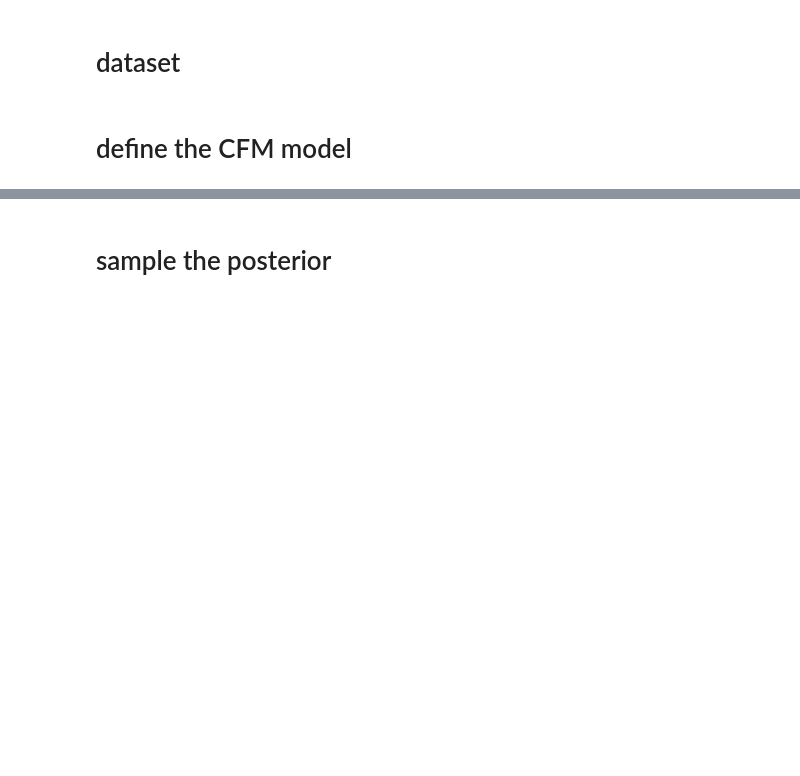
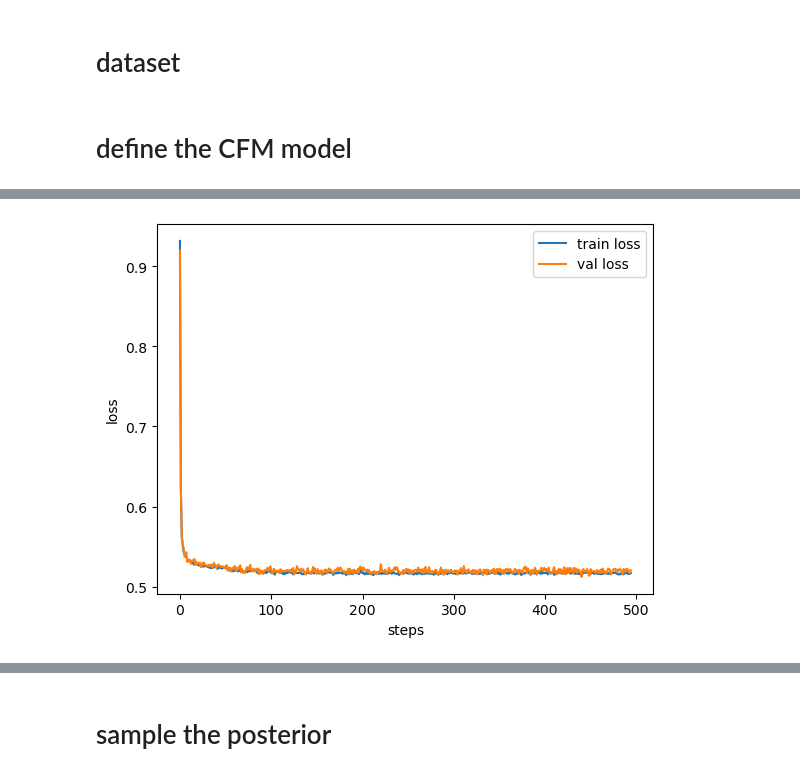
Before and after one commit to aurelio-amerio/gen-sbi, a Jupyter notebook: examples/sbi-benchmarks/two_moons/two_moons_simformer.ipynb, the cells around one changed output, grey strips where cells are left out. Drawn from its saved outputs; the diff is of its cells as text; code cells hidden in the pictures; blank space fills up the shorter version.

Commit message:
simformer model for two moons

```diff
--- a/examples/sbi-benchmarks/two_moons/two_moons_simformer.ipynb
+++ b/examples/sbi-benchmarks/two_moons/two_moons_simformer.ipynb
@@ -53,6 +53,6 @@ ACCUMULATION_SIZE = 100
 # max LR
 MAX_LR = 1e-3  # @param{type:"number"}
 # Min scale for the learning rate:
-MIN_LR = 5e-5  # @param{type:"number"}
+MIN_LR = 0  # @param{type:"number"}
 MIN_SCALE = MIN_LR / MAX_LR  # @param{type:"number"}
 # %%
@@ -121,7 +121,7 @@ params = SimformerParams(
     rngs = nnx.Rngs(0),
     dim_value = 40,
     dim_id = 40,
-    dim_condition = 10,
+    dim_condition = 12,
     dim_joint= dim_joint,
     fourier_features = 128,
     num_heads = 4,
@@ -225,7 +225,7 @@ if restore_model:
         checkpoint_dir, options=ocp.CheckpointManagerOptions(read_only=True)
     ) as read_mgr:
         restored = read_mgr.restore(
-            1,
+            2,
             # pass in the model_state to restore the exact same State type
             args=ocp.args.Composite(state=ocp.args.PyTreeRestore(item=model_state))
         )
@@ -248,7 +248,7 @@ if restore_model:
 # %%
 # reduce on plateau schedule
 nsteps = 10_000
-nepochs = 10
+nepochs = 5
 
 multistep = 1 # if the GPU cannot support batch sizes of at least 4k, adjust this value accordingly to get the desired effective batch size
 
@@ -360,7 +363,10 @@ if train_model:
 # %%
-plt.plot(loss_array, label="train loss")
-plt.plot(val_loss_array, label="val loss")
-plt.xlabel("steps")
-plt.ylabel("loss")
-plt.legend()
-plt.show()
+if train_model:
+    plt.plot(loss_array, label="train loss")
+    plt.plot(val_loss_array, label="val loss")
+    plt.xlabel("steps")
+    plt.ylabel("loss")
+    plt.legend()
+    plt.show()
+# %% [output]
+[figure, added]
```
Also changed, not shown: parts of 12 cells of this notebook, 17 other files.
